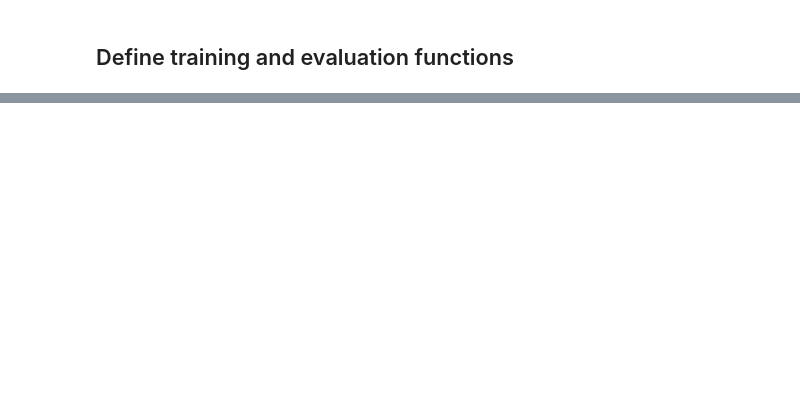
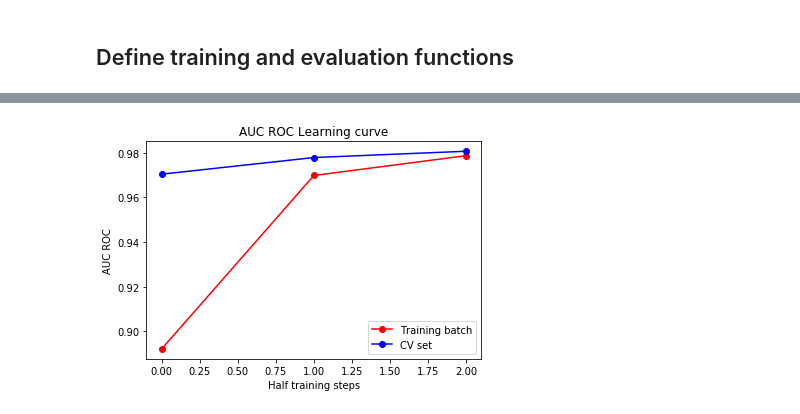
Before and after one commit to reneang17/deep-toxic-analysis, a Jupyter notebook: local/building_models/convolutional.ipynb, the cells around one changed output, grey strips where cells are left out. Cells and saved outputs as stored; diff of their text form; code cells hidden in the pictures; blank space fills up the shorter version.

```diff
--- a/local/building_models/convolutional.ipynb
+++ b/local/building_models/convolutional.ipynb
@@ -365 +376,12 @@ plt.savefig('../plots_tables/'+title.replace(' ', '_')+'.png')
+# %%
+title = 'AUC ROC Learning curve'
+plt.title(title)
+plt.plot([i[1] for i in acc_hist], 'o-', color="r",label= "Training batch")
+plt.plot([i[0] for i in acc_hist],  'o-', color="b", label="CV set")
+plt.legend(loc="best")
+plt.xlabel("Half training steps")
+plt.ylabel("AUC ROC")
+plt.savefig('../plots_tables/'+'lstm'+title.replace(' ', '_')+'.png')
+# %% [output]
+[figure, added]
 # %%
```
Also changed, not shown: parts of 29 cells of this notebook.
